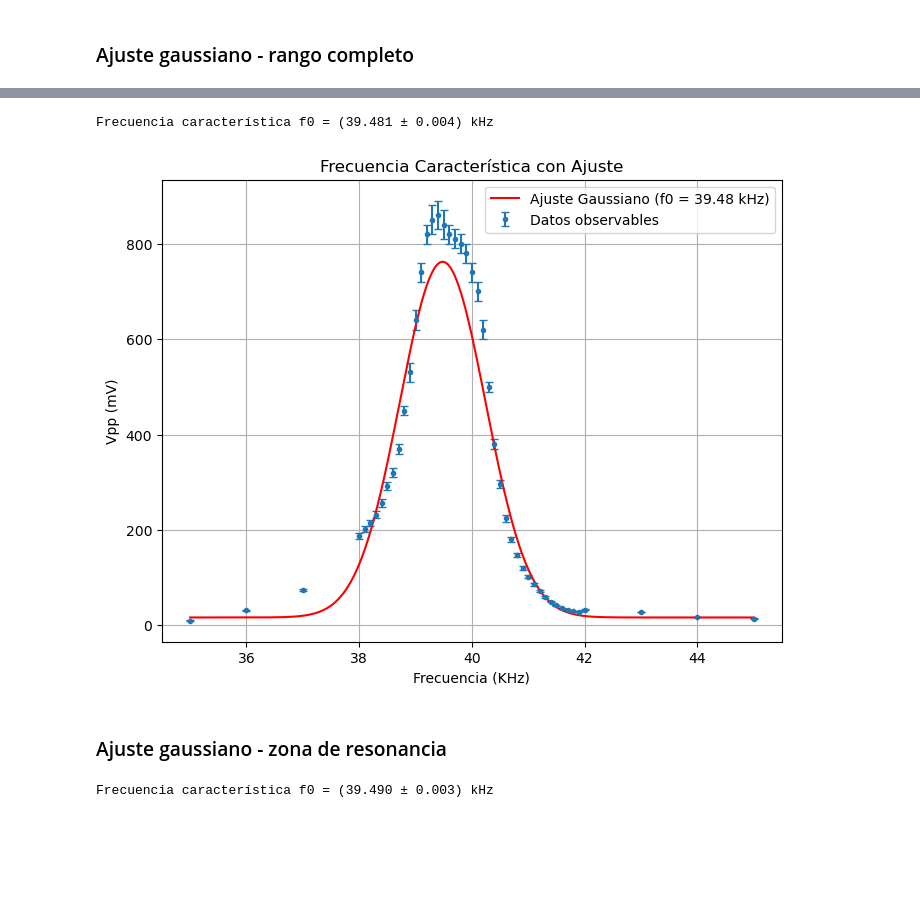
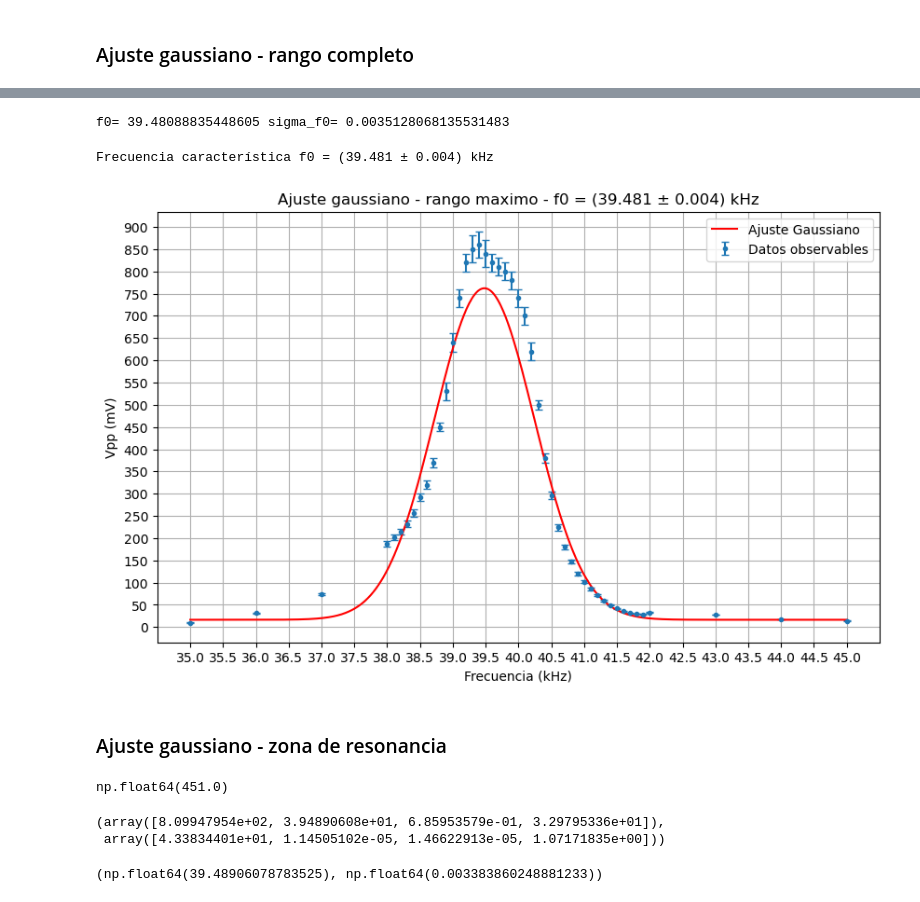
Before and after one commit to PyKev24/Jacky, a Jupyter notebook: Laboratorio2/estadistica/ajuste_gaussiano.ipynb, the cells around one changed output, grey strips where cells are left out. Saved outputs shown, nothing was run; the diff lists cells and outputs as text; code cells hidden in the pictures; blank space fills up the shorter version.

Commit message:
clase3

```diff
--- a/Laboratorio2/estadistica/ajuste_gaussiano.ipynb
+++ b/Laboratorio2/estadistica/ajuste_gaussiano.ipynb
@@ -59,7 +103,7 @@ plt.show()
 p0_guess = [
     datos["vpp"].max(),      # Amplitud aproximada
     39.5,                    # Valor central aproximada
-    1,                     # Ancho estimado sigma
+    0.68,                    # Ancho estimado sigma
     datos["vpp"].min()       # Nivel base
 ]
 # %%
@@ -77,27 +133,39 @@ popt, pcov = curve_fit(
 A_opt, f0_opt, sigma_opt, y0_opt = popt
 errores = np.sqrt(np.diag(pcov))
 df0 = errores[1]  # Error de la frecuencia característica f0
-
-print(f"Frecuencia característica f0 = ({f0_opt:.3f} ± {df0:.3f}) kHz")
+print("f0=", f0_opt, "sigma_f0=", df0)
 # %% [output]
-Frecuencia característica f0 = (39.481 ± 0.004) kHz
+f0= 39.48088835448605 sigma_f0= 0.0035128068135531483
+# %%
+print(f"Frecuencia característica f0 = ({f0_opt:.3f} ± {df0:.3f}) kHz")
+# %% [output]
+Frecuencia característica f0 = (39.481 ± 0.004) kHz
 # %%
 # 5. Graficar los datos y la curva ajustada
 f_fit = np.linspace(datos['frecuencia'].min(), datos['frecuencia'].max(), 500)
 vpp_fit = gaussiana(f_fit, *popt)
 
-plt.figure(figsize=(8, 6))
+plt.figure(figsize=(10, 6))
 plt.errorbar(datos['frecuencia'], datos['vpp'], yerr=datos['vpp_error'], fmt='.', label='Datos observables', capsize=3)
-plt.plot(f_fit, vpp_fit, 'r-', label=f'Ajuste Gaussiano (f0 = {f0_opt:.2f} kHz)')
+plt.plot(f_fit, vpp_fit, 'r-', label='Ajuste Gaussiano')
 
-plt.xlabel('Frecuencia (KHz)')
+plt.xticks(np.arange(35, 45.5, 0.5))
+plt.yticks(np.arange(0, 950, 50))
+
+plt.title(f'Ajuste gaussiano - rango maximo - f0 = ({f0_opt:.3f} ± {df0:.3f}) kHz')
+plt.xlabel('Frecuencia (kHz)')
 plt.ylabel('Vpp (mV)')
-plt.title('Frecuencia Característica con Ajuste')
+
 plt.grid(True)
 plt.legend()
+
+# guardamos
+#path_save = r"..\graficos\clase2\ajuste_gaussiano_rango_maximo.png"
+#plt.savefig(path_save, dpi=300, bbox_inches='tight')
+
 plt.show()
 # %% [output]
-[figure, old version]
+[figure, new version]
 # %% [markdown]
 ### Ajuste gaussiano - zona de resonancia
 # %%
@@ -105,3 +173,7 @@ df_pico = datos[(datos['frecuencia'] >= 37.5) & (datos['frecuencia'] <= 42.0)]
+# %%
+(df_pico['vpp'].max() - df_pico['vpp'].min())/2 + df_pico['vpp'].min()
+# %% [output]
+np.float64(451.0)
 # %%
 # el pico se vuelve mas angosto
 
@@ -120,15 +192,18 @@ popt, pcov = curve_fit(
     sigma=df_pico['vpp_error'],
     absolute_sigma=True
 )
-# %%
-# Extraer los valores óptimos y sus errores (raíz de la diagonal de la covarianza)
-A_opt, f0_opt, sigma_opt, y0_opt = popt
-errores = np.sqrt(np.diag(pcov))
-df0 = errores[1]  # Error de la frecuencia característica f0
-
-print(f"Frecuencia característica f0 = ({f0_opt:.3f} ± {df0:.3f}) kHz")
-# %% [output]
-Frecuencia característica f0 = (39.490 ± 0.003) kHz
+# %%
+popt, np.diag(pcov)
+# %% [output]
+(array([8.09947954e+02, 3.94890608e+01, 6.85953579e-01, 3.29795336e+01]),
+ array([4.33834401e+01, 1.14505102e-05, 1.46622913e-05, 1.07171835e+00]))
+# %%
+A_opt, f0_opt, sigma_opt, y0_opt = popt
+errores = np.sqrt(np.diag(pcov))
+df0 = errores[1]
+f0_opt, df0
+# %% [output]
+(np.float64(39.48906078783525), np.float64(0.003383860248881233))
 # %%
 # 5. Graficar los datos y la curva ajustada
 f_fit = np.linspace(datos['frecuencia'].min(), datos['frecuencia'].max(), 500)
```
Also changed, not shown: parts of 19 cells of this notebook, 5 other files.
